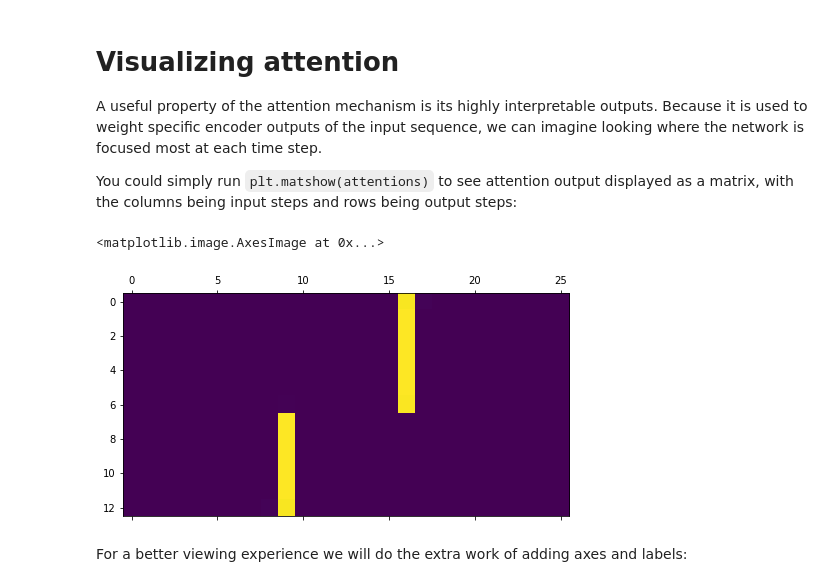
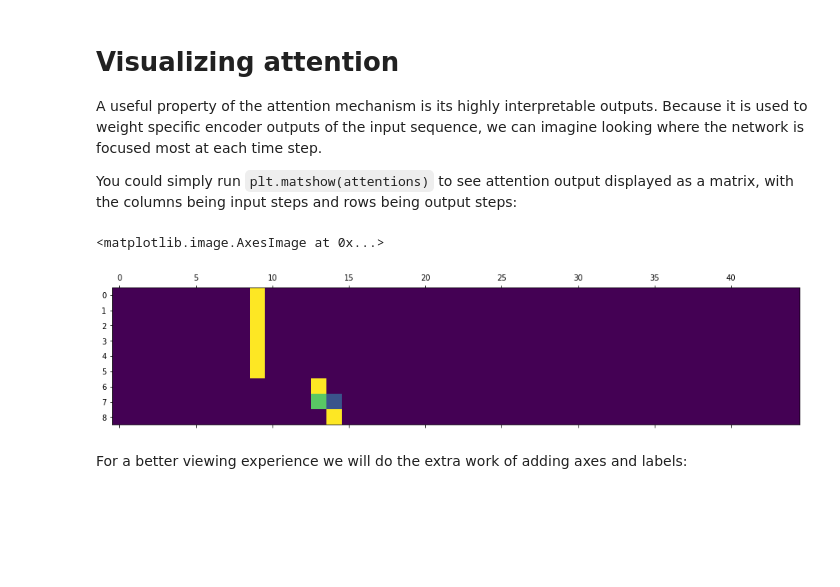
Before and after one commit to SB233/abstractiveTextSummarization, a Jupyter notebook: seq2seq_first_bite/seq2seq-summarization.ipynb, the cells around one changed output. Saved outputs shown, nothing was run; the diff lists cells and outputs as text; code cells hidden in the pictures; blank space fills up the shorter version.

```diff
--- a/seq2seq_first_bite/seq2seq-summarization.ipynb
+++ b/seq2seq_first_bite/seq2seq-summarization.ipynb
@@ -781,12 +783,12 @@ evaluate_randomly()
 A useful property of the attention mechanism is its highly interpretable outputs. Because it is used to weight specific encoder outputs of the input sequence, we can imagine looking where the network is focused most at each time step.
 
 You could simply run `plt.matshow(attentions)` to see attention output displayed as a matrix, with the columns being input steps and rows being output steps:
-# %%
-output_words, attentions = evaluate("a south korean lawmaker said friday communist north korea could be producing plutonium and could have more secret underground nuclear facilities than already feared .")
-plt.matshow(attentions.numpy())
-# %% [output]
-<matplotlib.image.AxesImage at 0x...>
-[figure, removed]
+# %%
+output_words, attentions = evaluate("house speaker newt gingrich who orchestrated the republican revolution of recent years and is overseeing the impeachment inquiry into president clinton was driven from office friday by a party that swiftly turned on him after its unexpected losses in tuesday s midterm elections .")
+plt.matshow(attentions.numpy())
+# %% [output]
+<matplotlib.image.AxesImage at 0x...>
+[figure, added]
 # %% [markdown]
 For a better viewing experience we will do the extra work of adding axes and labels:
 # %%
```
Also changed, not shown: parts of 21 cells of this notebook, 1 other file.
